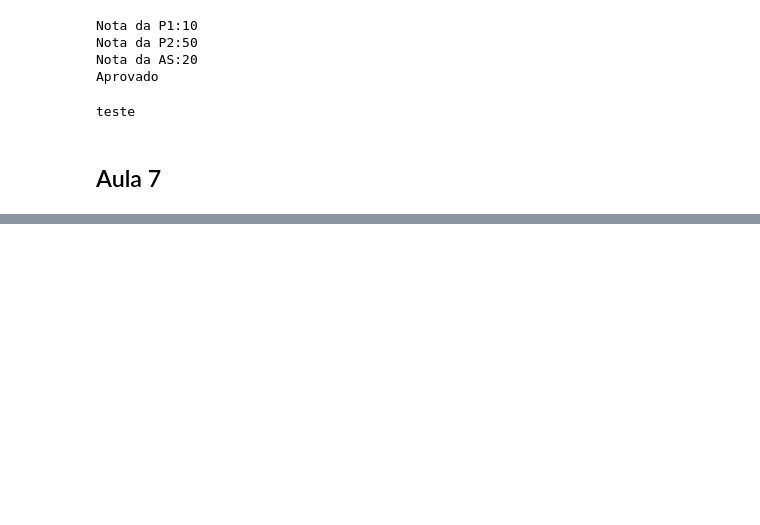
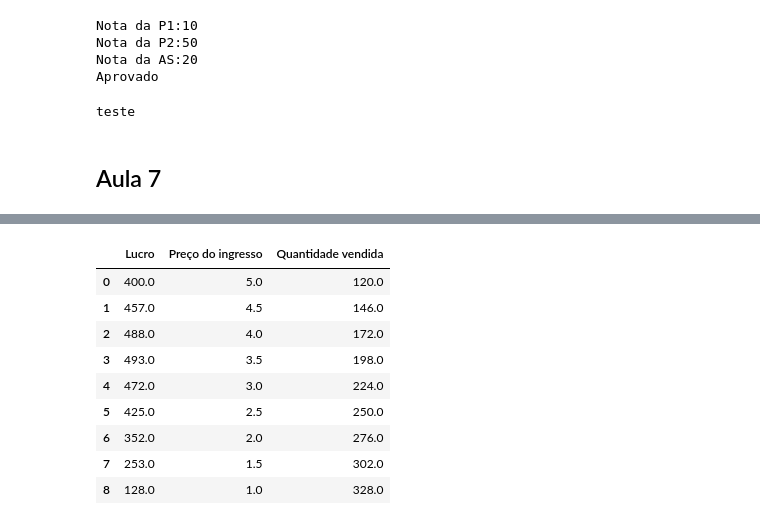
Before and after one commit to guiisaac/IBMEC_class, a Jupyter notebook: Aula_Programação_e_ML.ipynb, the cells around one changed output, grey strips where cells are left out. Drawn from its saved outputs; the diff is of its cells as text; code cells hidden in the pictures; blank space fills up the shorter version.

```diff
--- a/Aula_Programação_e_ML.ipynb
+++ b/Aula_Programação_e_ML.ipynb
@@ -681,0 +773,21 @@ teste
+# %%
+import pandas as pd
+import matplotlib.pyplot as plt
+table = pd.DataFrame(columns=['Lucro','Preço do ingresso','Quantidade vendida'])
+for n in range(9):
+  price = 5-n*0.5
+  clients = 120+n*26
+  profit = price*clients-200
+  table = table.append({'Lucro': profit,'Preço do ingresso':price,'Quantidade vendida':clients},ignore_index=True)
+table
+# %% [output]
+|  | Lucro | Preço do ingresso | Quantidade vendida |
+| 0 | 400.0 | 5.0 | 120.0 |
+| 1 | 457.0 | 4.5 | 146.0 |
+| 2 | 488.0 | 4.0 | 172.0 |
+| 3 | 493.0 | 3.5 | 198.0 |
+| 4 | 472.0 | 3.0 | 224.0 |
+| 5 | 425.0 | 2.5 | 250.0 |
+| 6 | 352.0 | 2.0 | 276.0 |
+| 7 | 253.0 | 1.5 | 302.0 |
+| 8 | 128.0 | 1.0 | 328.0 |
```
Also changed, not shown: parts of 12 cells of this notebook.
